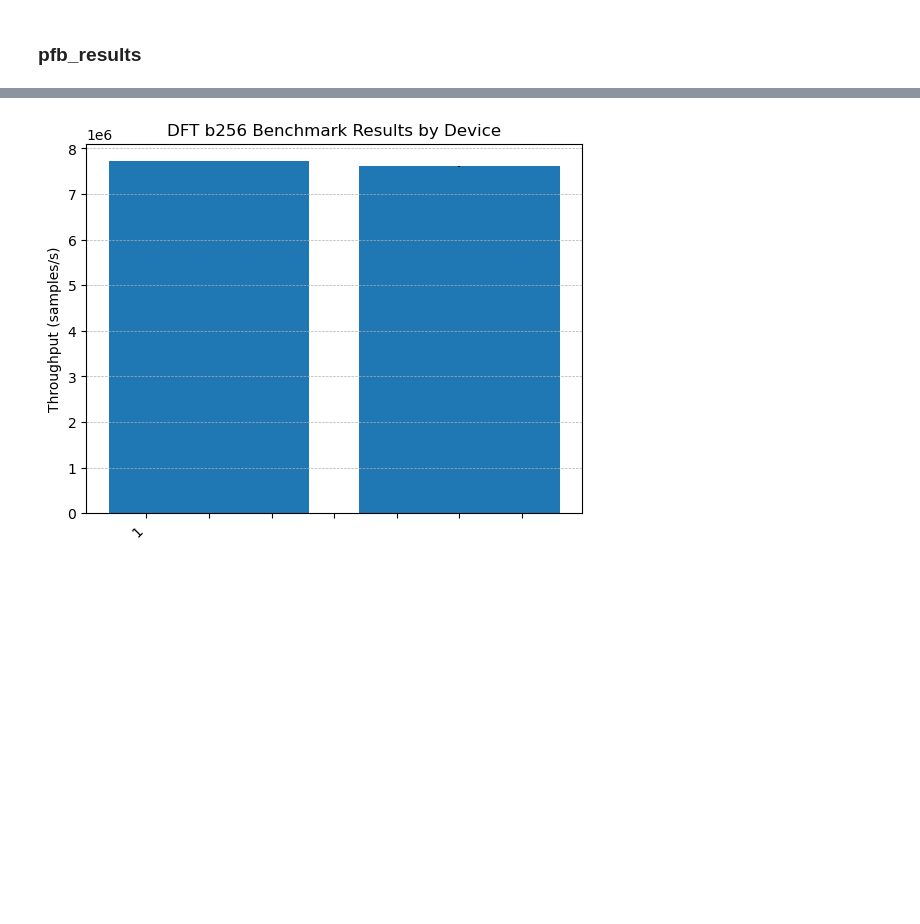
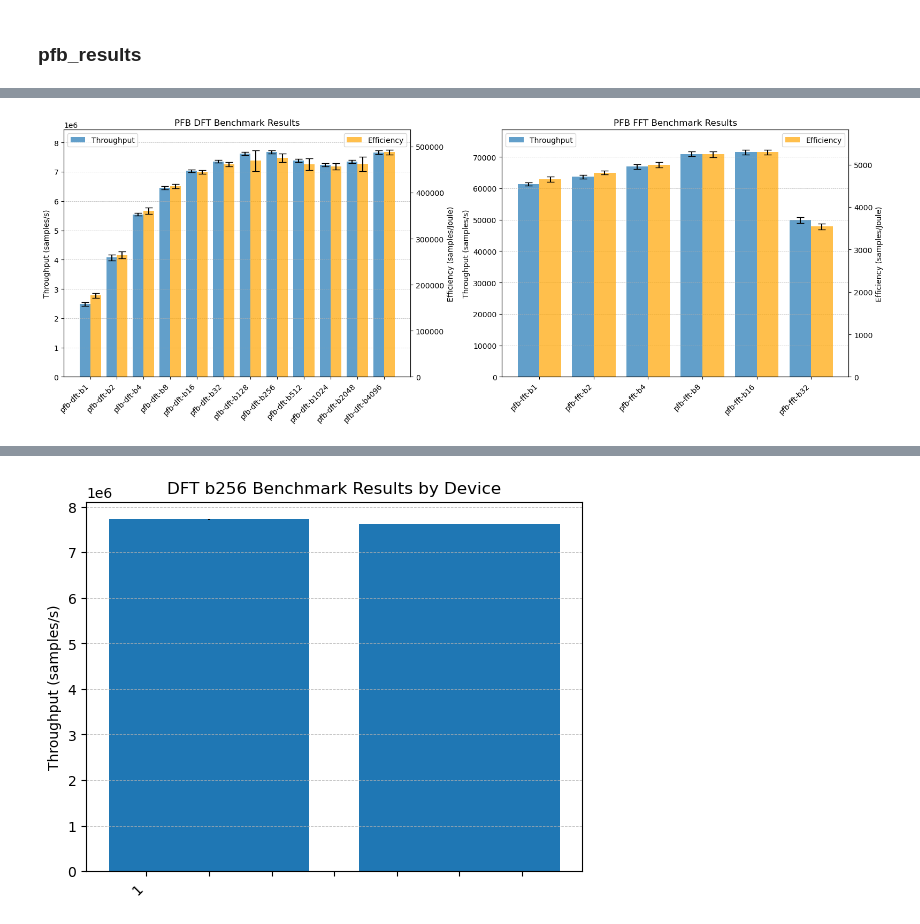
Before and after one commit to HendrikLambert/nvdla-ppf, a Jupyter notebook: analysis/analysis.ipynb, the cells around one changed output, grey strips where cells are left out. Cells and saved outputs as stored; diff of their text form; code cells hidden in the pictures; blank space fills up the shorter version.

```diff
--- a/analysis/analysis.ipynb
+++ b/analysis/analysis.ipynb
@@ -69,0 +121,54 @@ axs[1].grid(axis='y', linestyle='--', linewidth=0.5)
+# %%
+fig, axs = plt.subplots(1, 2, figsize=(16, 6))
+
+x_dft = np.arange(len(dft_stats['model_short']))
+x_fft = np.arange(len(fft_stats['model_short']))
+width = 0.4
+
+# DFT
+ax_d_t = axs[0]
+ax_d_e = ax_d_t.twinx()
+
+bar1 = ax_d_t.bar(x_dft - width/2, dft_stats['throughput_mean'], width=width,
+               yerr=dft_stats['throughput_std'], capsize=5, label='Throughput', alpha=0.7)
+bar2 = ax_d_e.bar(x_dft + width/2, dft_stats['samples_per_joule_mean'], width=width,
+               yerr=dft_stats['samples_per_joule_std'], capsize=5, label='Efficiency', alpha=0.7,  color='orange')
+
+ax_d_t.set_title('PFB DFT Benchmark Results')
+ax_d_t.set_ylabel('Throughput (samples/s)')
+ax_d_e.set_ylabel('Efficiency (samples/Joule)')
+ax_d_t.set_xticks(x_dft)
+ax_d_t.set_xticklabels(dft_stats['model_short'], rotation=45, ha='right')
+ax_d_t.grid(axis='y', linestyle='--', linewidth=0.5)
+
+# FFT
+ax_f_t = axs[1]
+ax_f_e = ax_f_t.twinx()
+
+bar3 = ax_f_t.bar(x_fft - width/2, fft_stats['throughput_mean'], width=width,
+               yerr=fft_stats['throughput_std'], capsize=5, label='Throughput', alpha=0.7)
+bar4 = ax_f_e.bar(x_fft + width/2, fft_stats['samples_per_joule_mean'], width=width,
+               yerr=fft_stats['samples_per_joule_std'], capsize=5, label='Efficiency', alpha=0.7, color='orange')
+
+ax_f_t.set_title('PFB FFT Benchmark Results')
+ax_f_t.set_ylabel('Throughput (samples/s)')
+ax_f_e.set_ylabel('Efficiency (samples/Joule)')
+ax_f_t.set_xticks(x_fft)
+ax_f_t.set_xticklabels(fft_stats['model_short'], rotation=45, ha='right')
+ax_f_t.grid(axis='y', linestyle='--', linewidth=0.5)
+
+# Pad y-axis limits
+ax_d_t.set_ylim(0, max(dft_stats['throughput_mean']) * 1.1)
+ax_f_t.set_ylim(0, max(fft_stats['throughput_mean']) * 1.1)
+ax_d_e.set_ylim(0, max(dft_stats['samples_per_joule_mean']) * 1.1)
+ax_f_e.set_ylim(0, max(fft_stats['samples_per_joule_mean']) * 1.1)
+
+# Plot legends
+ax_d_t.legend(loc='upper left')
+ax_f_t.legend(loc='upper left')
+ax_d_e.legend(loc='upper right')
+ax_f_e.legend(loc='upper right')
+plt.tight_layout()
+plt.show()
+# %% [output]
+[figure, added]
```
Also changed, not shown: parts of 11 cells of this notebook, 7 other files.
